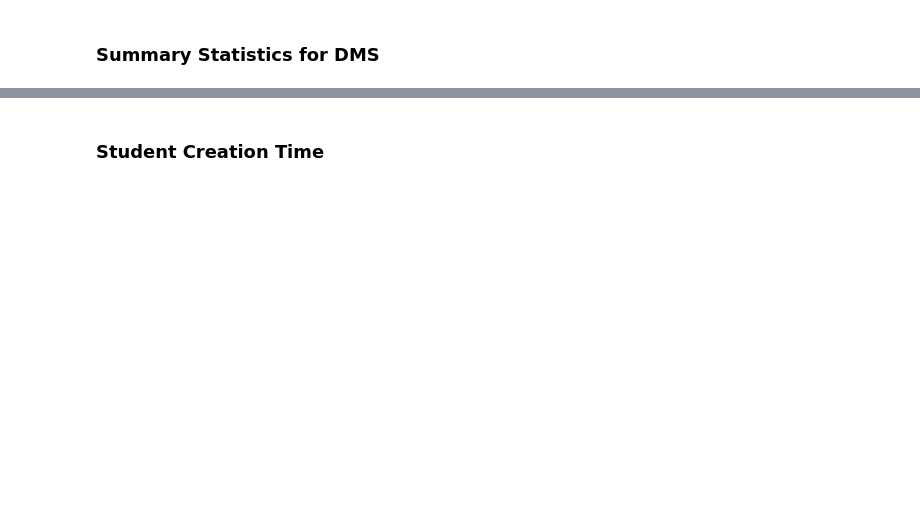
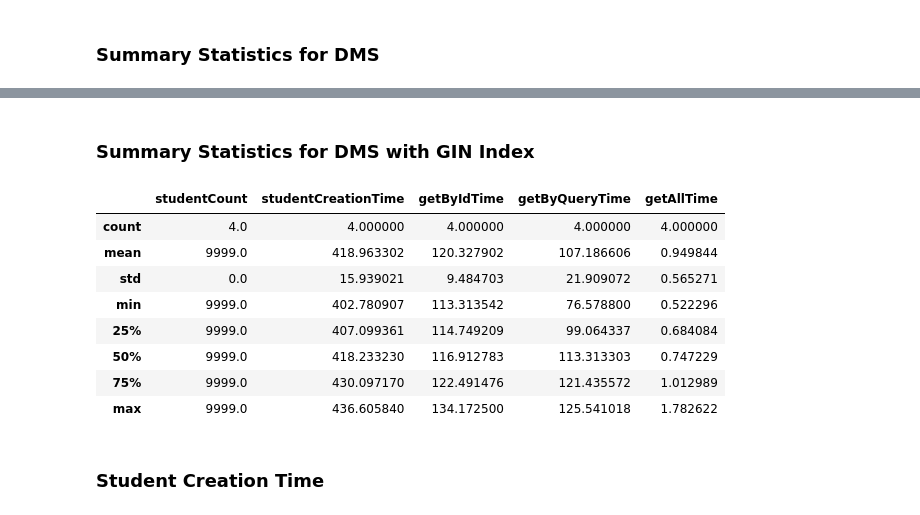
Before and after one commit to Ed-Fi-Alliance-OSS/Project-Tanager, a Jupyter notebook: testing/performance/perf-analysis.ipynb, the cells around one changed output, grey strips where cells are left out. Drawn from its saved outputs; the diff is of its cells as text; code cells hidden in the pictures; blank space fills up the shorter version.

Commit message:
GIN indexing test results and analysis

```diff
--- a/testing/performance/perf-analysis.ipynb
+++ b/testing/performance/perf-analysis.ipynb
@@ -60,3 +60,17 @@ data[data.system == "dms"].describe()
+# %% [markdown]
+### Summary Statistics for DMS with GIN Index
+# %%
+data[data.system == "dms-gin-index"].describe()
+# %% [output]
+|  | studentCount | studentCreationTime | getByIdTime | getByQueryTime | getAllTime |
+| count | 4.0 | 4.000000 | 4.000000 | 4.000000 | 4.000000 |
+| mean | 9999.0 | 418.963302 | 120.327902 | 107.186606 | 0.949844 |
+| std | 0.0 | 15.939021 | 9.484703 | 21.909072 | 0.565271 |
+| min | 9999.0 | 402.780907 | 113.313542 | 76.578800 | 0.522296 |
+| 25% | 9999.0 | 407.099361 | 114.749209 | 99.064337 | 0.684084 |
+| 50% | 9999.0 | 418.233230 | 116.912783 | 113.313303 | 0.747229 |
+| 75% | 9999.0 | 430.097170 | 122.491476 | 121.435572 | 1.012989 |
+| max | 9999.0 | 436.605840 | 134.172500 | 125.541018 | 1.782622 |
 # %% [markdown]
 ### Student Creation Time
 # %%
```
Also changed, not shown: parts of 10 cells of this notebook, 1 other file.
